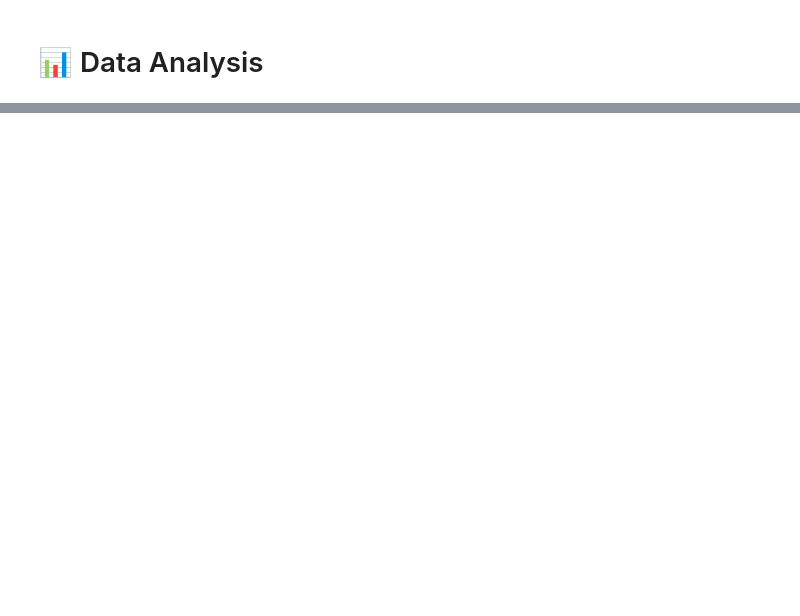
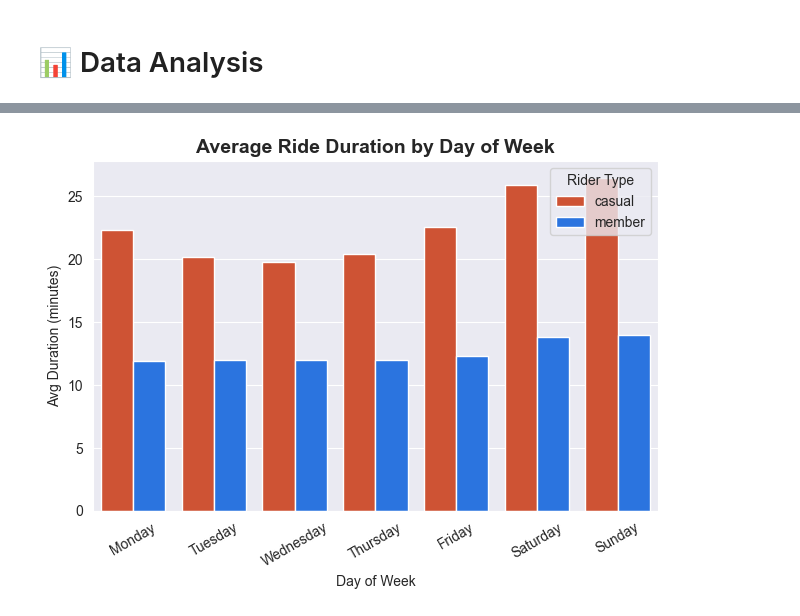
Before and after one commit to DallinKnow/Data-Projects, a Jupyter notebook: python_cyclistic_data_project.ipynb, the cells around one changed output, grey strips where cells are left out. Drawn from its saved outputs; the diff is of its cells as text; code cells hidden in the pictures; blank space fills up the shorter version.

```diff
--- a/python_cyclistic_data_project.ipynb
+++ b/python_cyclistic_data_project.ipynb
@@ -387,0 +413,14 @@ Text(0.5, 1.0, 'Distribution of Ride Durations (in seconds)')
+# %%
+day_order = ['Monday', 'Tuesday', 'Wednesday', 'Thursday', 'Friday', 'Saturday', 'Sunday']
+daily_average = df.groupby(['start_day', 'member_casual'])['ride_duration_min'].mean().reset_index()
+sns.barplot(data=daily_average, x='start_day', y='ride_duration_min', hue='member_casual', order=day_order, palette={'member': '#0D6EFD', 'casual': '#E8441A'},
+    errorbar=None)
+plt.title('Average Ride Duration by Day of Week', fontsize=14, fontweight='bold')
+plt.xlabel('Day of Week')
+plt.ylabel('Avg Duration (minutes)')
+plt.xticks(rotation=30)
+plt.legend(title='Rider Type')
+plt.tight_layout()
+plt.show()
+# %% [output]
+[figure, added]
```
Also changed, not shown: parts of 17 cells of this notebook.
